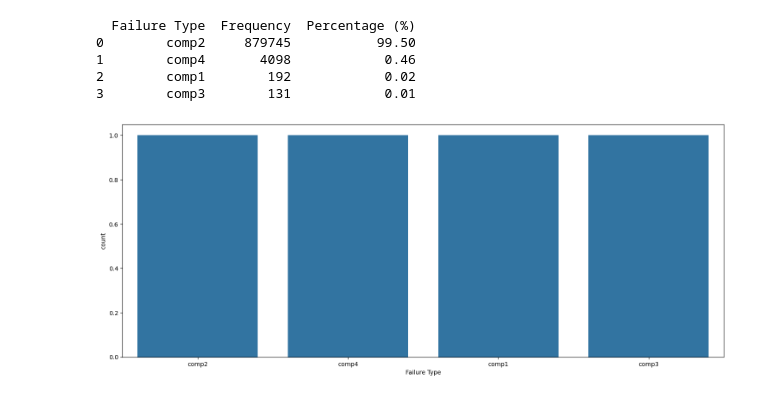
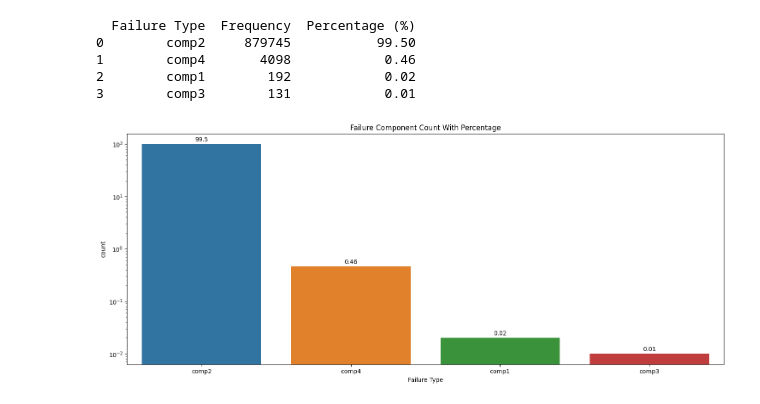
Before and after one commit to Brian342/RedBull_SensorSync, a Jupyter notebook: SensorSync.ipynb, the cells around one changed output. Drawn from its saved outputs; the diff is of its cells as text; code cells hidden in the pictures.

```diff
--- a/SensorSync.ipynb
+++ b/SensorSync.ipynb
@@ -525,10 +525,12 @@ print(failure_summary)
 3        comp3        131            0.01
 # %%
 plt.subplots(figsize=(18, 7))
-ax = sns.barplot(data=failure_summary, x='Failure Type', y='Frequency', hue='Failure Type')
-for container in ax.container:
-
+ax = sns.barplot(data=failure_summary, x='Failure Type', y='Percentage (%)', hue='Failure Type')
+for container in ax.containers:
+    ax.bar_label(container, padding=3)
+plt.ylabel('count')
 plt.yscale('log')
+plt.title('Failure Component Count With Percentage')
 plt.show()
 # %% [output]
-[figure, old version]
+[figure, new version]
```
Also changed, not shown: parts of 2 cells of this notebook, 1 other file.
